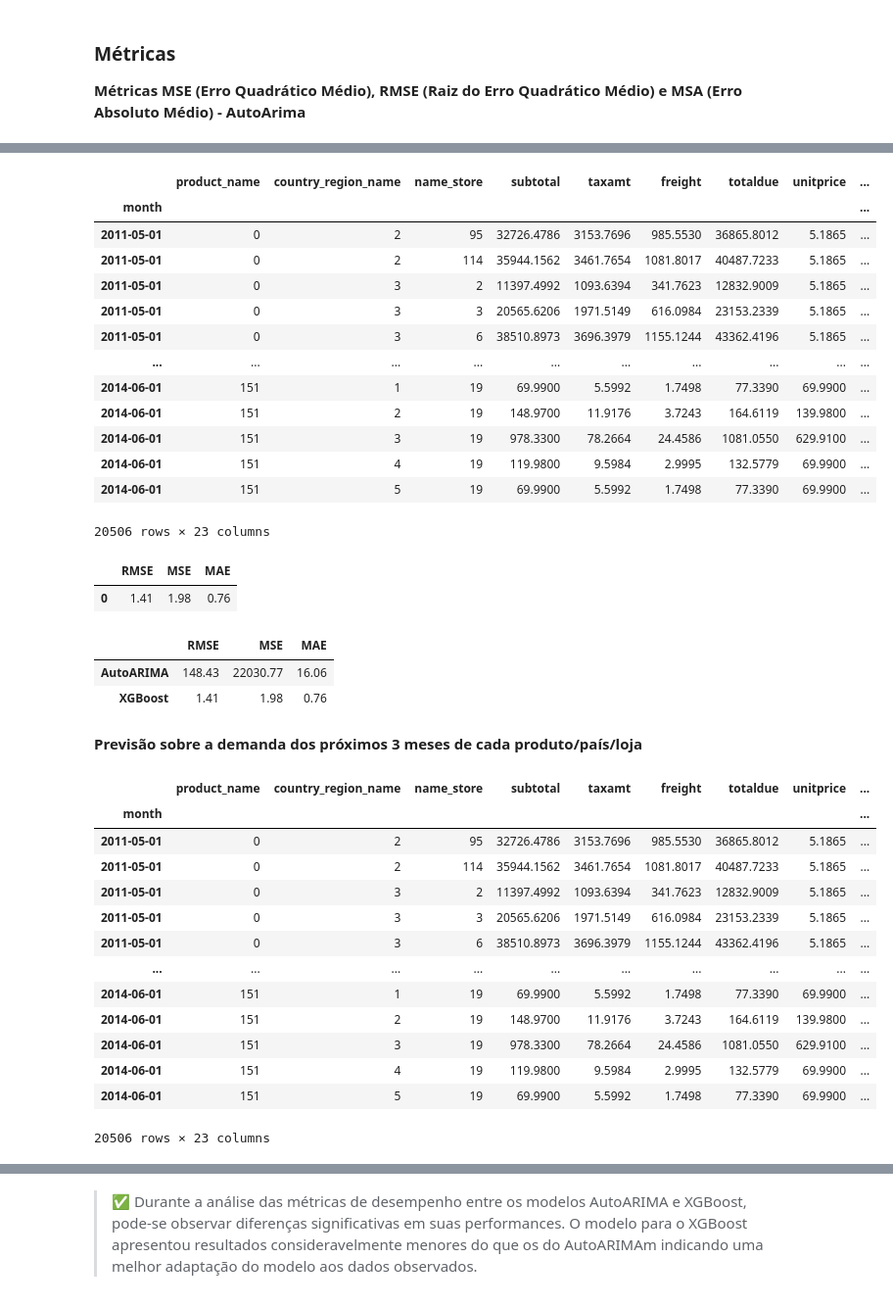
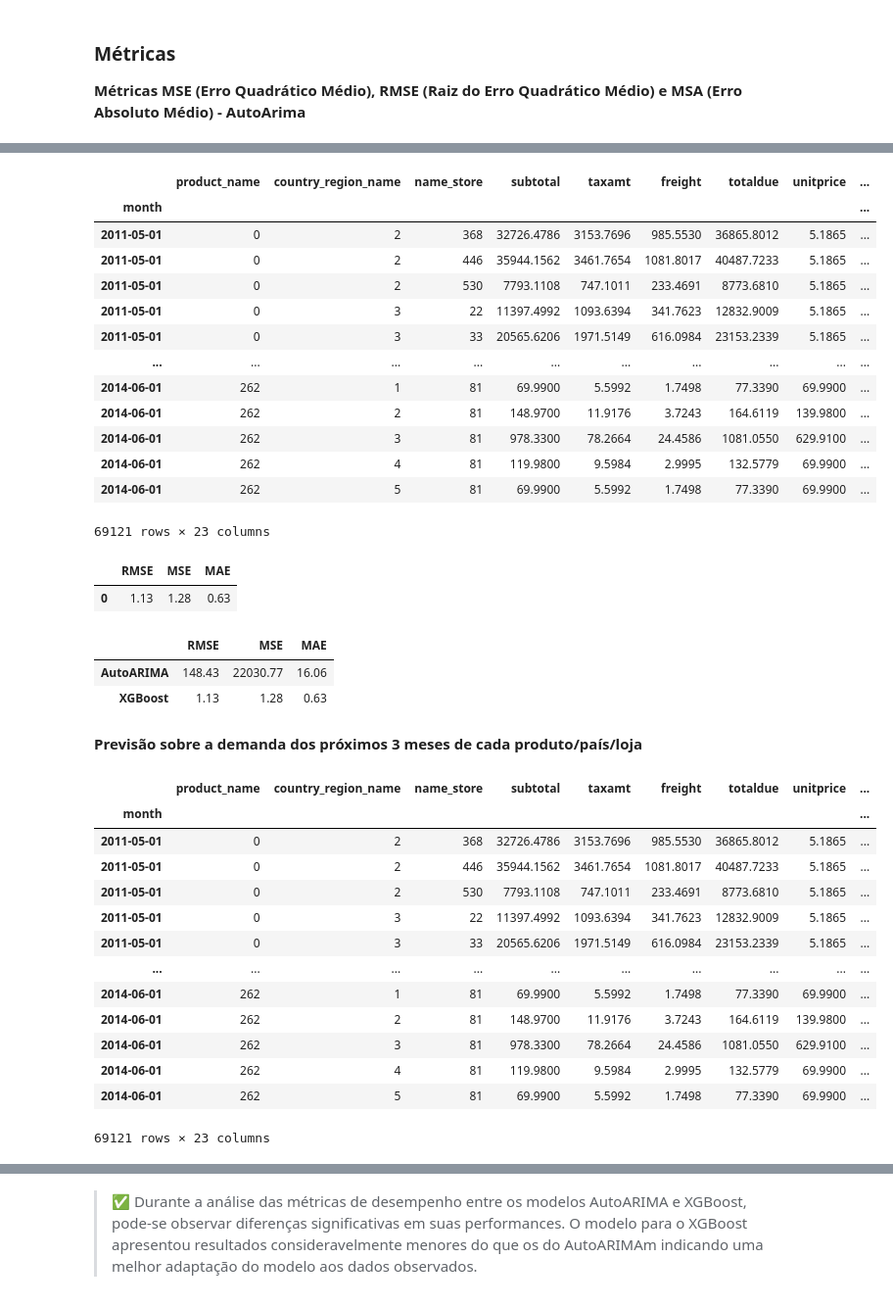
Before and after one commit to andressagomes26/adventure_works_demand_forecast, a Jupyter notebook: demand_forecast.ipynb, the cells around one changed output, grey strips where cells are left out. Shown at 98% size. Saved outputs shown, nothing was run; the diff lists cells and outputs as text; code cells hidden in the pictures.

```diff
--- a/demand_forecast.ipynb
+++ b/demand_forecast.ipynb
@@ -762,6 +762,7 @@ hts.head()
 # %%
-contagem = hts['concat'].value_counts()
-hts = hts[hts['concat'].isin(contagem[contagem > 5].index)]
+# **Novamente, vamos selecionar apenas os produtos que venderam mais de 5 vezes em cada loja / país.**
+# contagem = hts['concat'].value_counts()
+# hts = hts[hts['concat'].isin(contagem[contagem > 5].index)]
 # %%
 hts = hts.set_index('month')
 hts.index = pd.to_datetime(hts.index)
@@ -887,21 +909,21 @@ df1['prediction'] = pd.Series([float('NaN')] * len(df1), index=df1.index)
 # %%
-df1.iloc[-1590:, df1.columns.get_loc('prediction')] = test['prediction'].values
+df1.iloc[-4284:, df1.columns.get_loc('prediction')] = test['prediction'].values
 df1
 # %% [output]
 |  | product_name | country_region_name | name_store | subtotal | taxamt | freight | totaldue | unitprice | ... |
 | month |  |  |  |  |  |  |  |  | ... |
-| 2011-05-01 | 0 | 2 | 95 | 32726.4786 | 3153.7696 | 985.5530 | 36865.8012 | 5.1865 | ... |
-| 2011-05-01 | 0 | 2 | 114 | 35944.1562 | 3461.7654 | 1081.8017 | 40487.7233 | 5.1865 | ... |
-| 2011-05-01 | 0 | 3 | 2 | 11397.4992 | 1093.6394 | 341.7623 | 12832.9009 | 5.1865 | ... |
-| 2011-05-01 | 0 | 3 | 3 | 20565.6206 | 1971.5149 | 616.0984 | 23153.2339 | 5.1865 | ... |
-| 2011-05-01 | 0 | 3 | 6 | 38510.8973 | 3696.3979 | 1155.1244 | 43362.4196 | 5.1865 | ... |
+| 2011-05-01 | 0 | 2 | 368 | 32726.4786 | 3153.7696 | 985.5530 | 36865.8012 | 5.1865 | ... |
+| 2011-05-01 | 0 | 2 | 446 | 35944.1562 | 3461.7654 | 1081.8017 | 40487.7233 | 5.1865 | ... |
+| 2011-05-01 | 0 | 2 | 530 | 7793.1108 | 747.1011 | 233.4691 | 8773.6810 | 5.1865 | ... |
+| 2011-05-01 | 0 | 3 | 22 | 11397.4992 | 1093.6394 | 341.7623 | 12832.9009 | 5.1865 | ... |
+| 2011-05-01 | 0 | 3 | 33 | 20565.6206 | 1971.5149 | 616.0984 | 23153.2339 | 5.1865 | ... |
 | ... | ... | ... | ... | ... | ... | ... | ... | ... | ... |
-| 2014-06-01 | 151 | 1 | 19 | 69.9900 | 5.5992 | 1.7498 | 77.3390 | 69.9900 | ... |
-| 2014-06-01 | 151 | 2 | 19 | 148.9700 | 11.9176 | 3.7243 | 164.6119 | 139.9800 | ... |
-| 2014-06-01 | 151 | 3 | 19 | 978.3300 | 78.2664 | 24.4586 | 1081.0550 | 629.9100 | ... |
-| 2014-06-01 | 151 | 4 | 19 | 119.9800 | 9.5984 | 2.9995 | 132.5779 | 69.9900 | ... |
-| 2014-06-01 | 151 | 5 | 19 | 69.9900 | 5.5992 | 1.7498 | 77.3390 | 69.9900 | ... |
+| 2014-06-01 | 262 | 1 | 81 | 69.9900 | 5.5992 | 1.7498 | 77.3390 | 69.9900 | ... |
+| 2014-06-01 | 262 | 2 | 81 | 148.9700 | 11.9176 | 3.7243 | 164.6119 | 139.9800 | ... |
+| 2014-06-01 | 262 | 3 | 81 | 978.3300 | 78.2664 | 24.4586 | 1081.0550 | 629.9100 | ... |
+| 2014-06-01 | 262 | 4 | 81 | 119.9800 | 9.5984 | 2.9995 | 132.5779 | 69.9900 | ... |
+| 2014-06-01 | 262 | 5 | 81 | 69.9900 | 5.5992 | 1.7498 | 77.3390 | 69.9900 | ... |
-20506 rows × 23 columns
+69121 rows × 23 columns
 # %%
 def my_rmse(x,y):
     return np.round(np.sqrt(mse(x.values,y.values)), 2)
@@ -921,7 +943,7 @@ results_df_xgboost = pd.DataFrame(results_xgboost)
 results_df_xgboost
 # %% [output]
 |  | RMSE | MSE | MAE |
-| 0 | 1.41 | 1.98 | 0.76 |
+| 0 | 1.13 | 1.28 | 0.63 |
 # %%
 df_resultado_metricas = pd.concat([results_df_arima, results_df_xgboost], ignore_index=True)
 df_resultado_metricas = df_resultado_metricas.rename(index={0: 'AutoARIMA', 1: 'XGBoost'})
@@ -930,7 +952,7 @@ df_resultado_metricas.head()
 # %% [output]
 |  | RMSE | MSE | MAE |
 | AutoARIMA | 148.43 | 22030.77 | 16.06 |
-| XGBoost | 1.41 | 1.98 | 0.76 |
+| XGBoost | 1.13 | 1.28 | 0.63 |
 # %% [markdown]
 **Previsão sobre a demanda dos próximos 3 meses de cada produto/país/loja**
 # %%
@@ -940,18 +962,18 @@ df_concat
 # %% [output]
 |  | product_name | country_region_name | name_store | subtotal | taxamt | freight | totaldue | unitprice | ... |
 | month |  |  |  |  |  |  |  |  | ... |
-| 2011-05-01 | 0 | 2 | 95 | 32726.4786 | 3153.7696 | 985.5530 | 36865.8012 | 5.1865 | ... |
-| 2011-05-01 | 0 | 2 | 114 | 35944.1562 | 3461.7654 | 1081.8017 | 40487.7233 | 5.1865 | ... |
-| 2011-05-01 | 0 | 3 | 2 | 11397.4992 | 1093.6394 | 341.7623 | 12832.9009 | 5.1865 | ... |
-| 2011-05-01 | 0 | 3 | 3 | 20565.6206 | 1971.5149 | 616.0984 | 23153.2339 | 5.1865 | ... |
-| 2011-05-01 | 0 | 3 | 6 | 38510.8973 | 3696.3979 | 1155.1244 | 43362.4196 | 5.1865 | ... |
+| 2011-05-01 | 0 | 2 | 368 | 32726.4786 | 3153.7696 | 985.5530 | 36865.8012 | 5.1865 | ... |
+| 2011-05-01 | 0 | 2 | 446 | 35944.1562 | 3461.7654 | 1081.8017 | 40487.7233 | 5.1865 | ... |
+| 2011-05-01 | 0 | 2 | 530 | 7793.1108 | 747.1011 | 233.4691 | 8773.6810 | 5.1865 | ... |
+| 2011-05-01 | 0 | 3 | 22 | 11397.4992 | 1093.6394 | 341.7623 | 12832.9009 | 5.1865 | ... |
+| 2011-05-01 | 0 | 3 | 33 | 20565.6206 | 1971.5149 | 616.0984 | 23153.2339 | 5.1865 | ... |
 | ... | ... | ... | ... | ... | ... | ... | ... | ... | ... |
-| 2014-06-01 | 151 | 1 | 19 | 69.9900 | 5.5992 | 1.7498 | 77.3390 | 69.9900 | ... |
-| 2014-06-01 | 151 | 2 | 19 | 148.9700 | 11.9176 | 3.7243 | 164.6119 | 139.9800 | ... |
-| 2014-06-01 | 151 | 3 | 19 | 978.3300 | 78.2664 | 24.4586 | 1081.0550 | 629.9100 | ... |
-| 2014-06-01 | 151 | 4 | 19 | 119.9800 | 9.5984 | 2.9995 | 132.5779 | 69.9900 | ... |
-| 2014-06-01 | 151 | 5 | 19 | 69.9900 | 5.5992 | 1.7498 | 77.3390 | 69.9900 | ... |
+| 2014-06-01 | 262 | 1 | 81 | 69.9900 | 5.5992 | 1.7498 | 77.3390 | 69.9900 | ... |
+| 2014-06-01 | 262 | 2 | 81 | 148.9700 | 11.9176 | 3.7243 | 164.6119 | 139.9800 | ... |
+| 2014-06-01 | 262 | 3 | 81 | 978.3300 | 78.2664 | 24.4586 | 1081.0550 | 629.9100 | ... |
+| 2014-06-01 | 262 | 4 | 81 | 119.9800 | 9.5984 | 2.9995 | 132.5779 | 69.9900 | ... |
+| 2014-06-01 | 262 | 5 | 81 | 69.9900 | 5.5992 | 1.7498 | 77.3390 | 69.9900 | ... |
-20506 rows × 23 columns
+69121 rows × 23 columns
 # %%
 df_concat['prediction'] = pd.Series([float('NaN')] * len(df_concat), index=df_concat.index)
 
```
Also changed, not shown: parts of 22 cells of this notebook.
